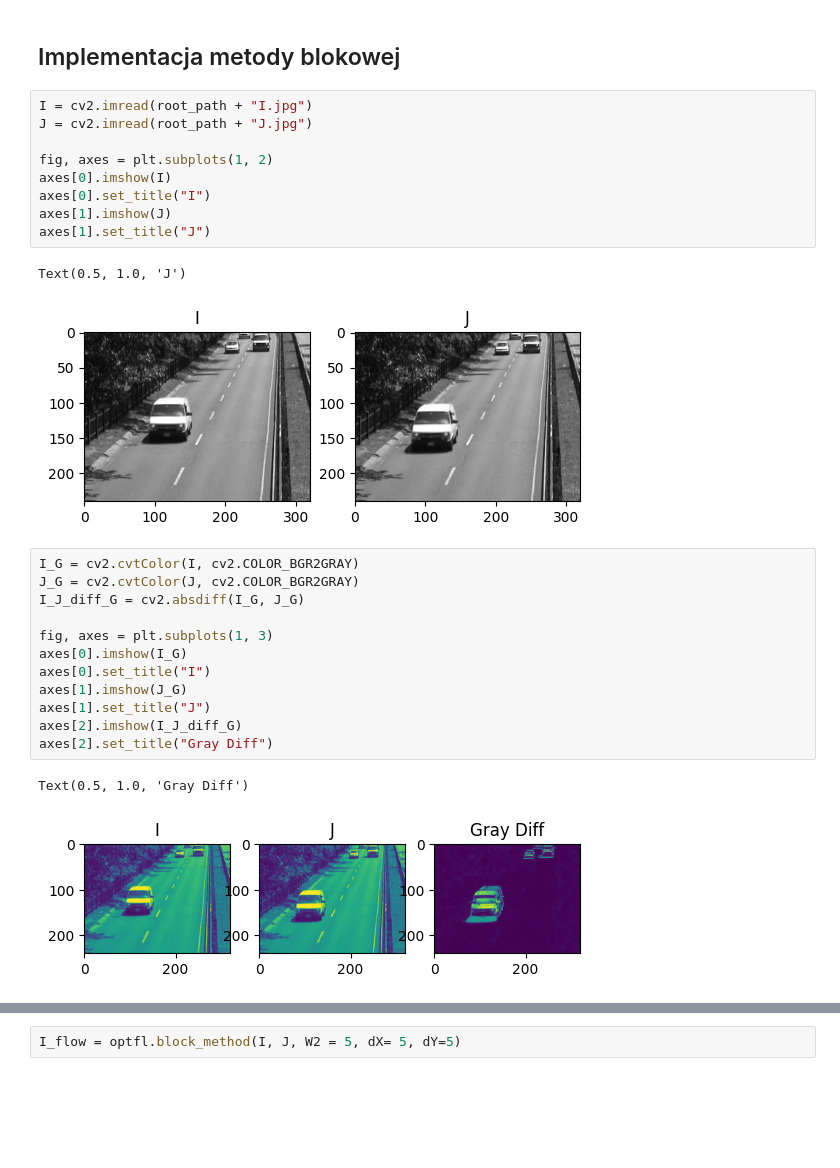
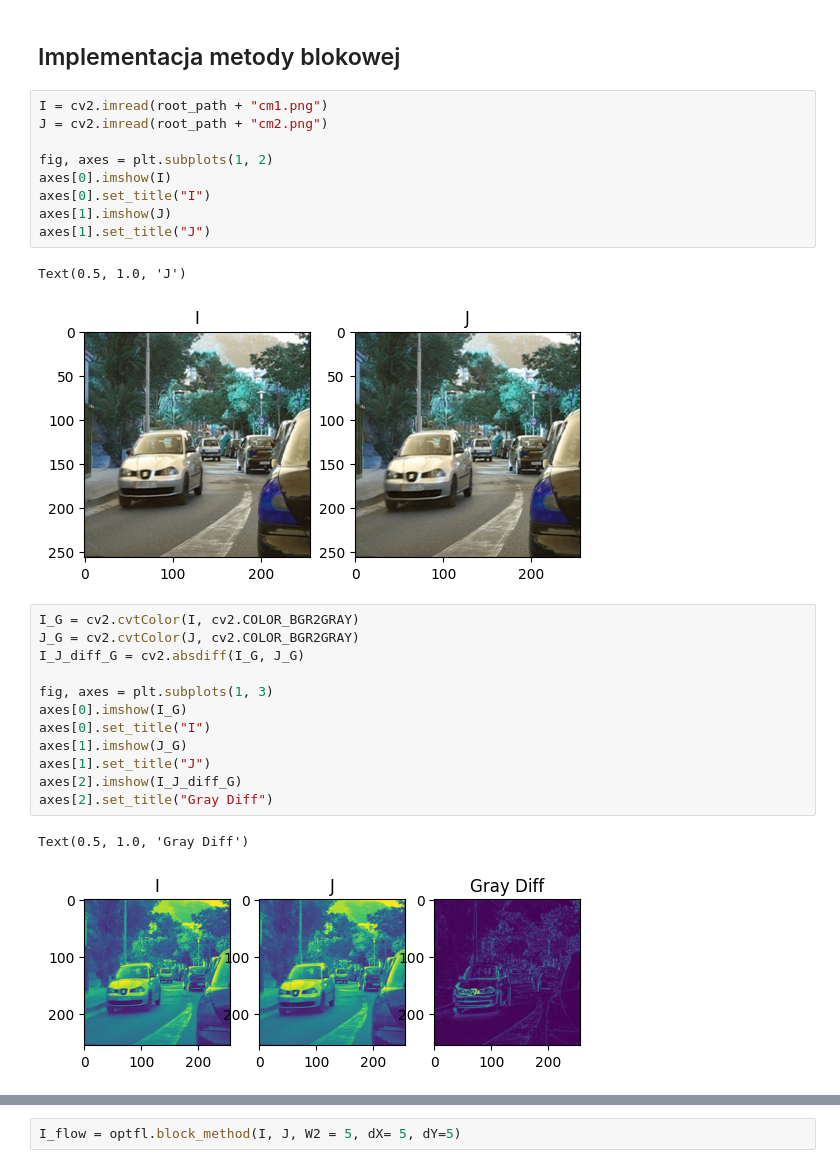
Before and after one commit to jrosa02/ZAW-2025S, a Jupyter notebook: lab04_of/main.ipynb, the cells around one changed output, grey strips where cells are left out. Cells and saved outputs as stored; diff of their text form; blank space fills up the shorter version.

```diff
--- a/lab04_of/main.ipynb
+++ b/lab04_of/main.ipynb
@@ -10,17 +10,17 @@ root_path = ""
 # %% [markdown]
 ## Implementacja metody blokowej
 # %%
-I = cv2.imread(root_path + "I.jpg")
-J = cv2.imread(root_path + "J.jpg")
+I = cv2.imread(root_path + "cm1.png")
+J = cv2.imread(root_path + "cm2.png")
 
 fig, axes = plt.subplots(1, 2)
 axes[0].imshow(I)
 axes[0].set_title("I")
 axes[1].imshow(J)
 axes[1].set_title("J")
 # %% [output]
 Text(0.5, 1.0, 'J')
-[figure, old version]
+[figure, new version]
 # %%
 I_G = cv2.cvtColor(I, cv2.COLOR_BGR2GRAY)
 J_G = cv2.cvtColor(J, cv2.COLOR_BGR2GRAY)
@@ -35,7 +35,7 @@ axes[2].imshow(I_J_diff_G)
 axes[2].set_title("Gray Diff")
 # %% [output]
 Text(0.5, 1.0, 'Gray Diff')
-[figure, old version]
+[figure, new version]
 # %%
 class OpticalFlowByMe:
     def __init__(self):
```
Also changed, not shown: parts of 5 cells of this notebook, 1 other file.
